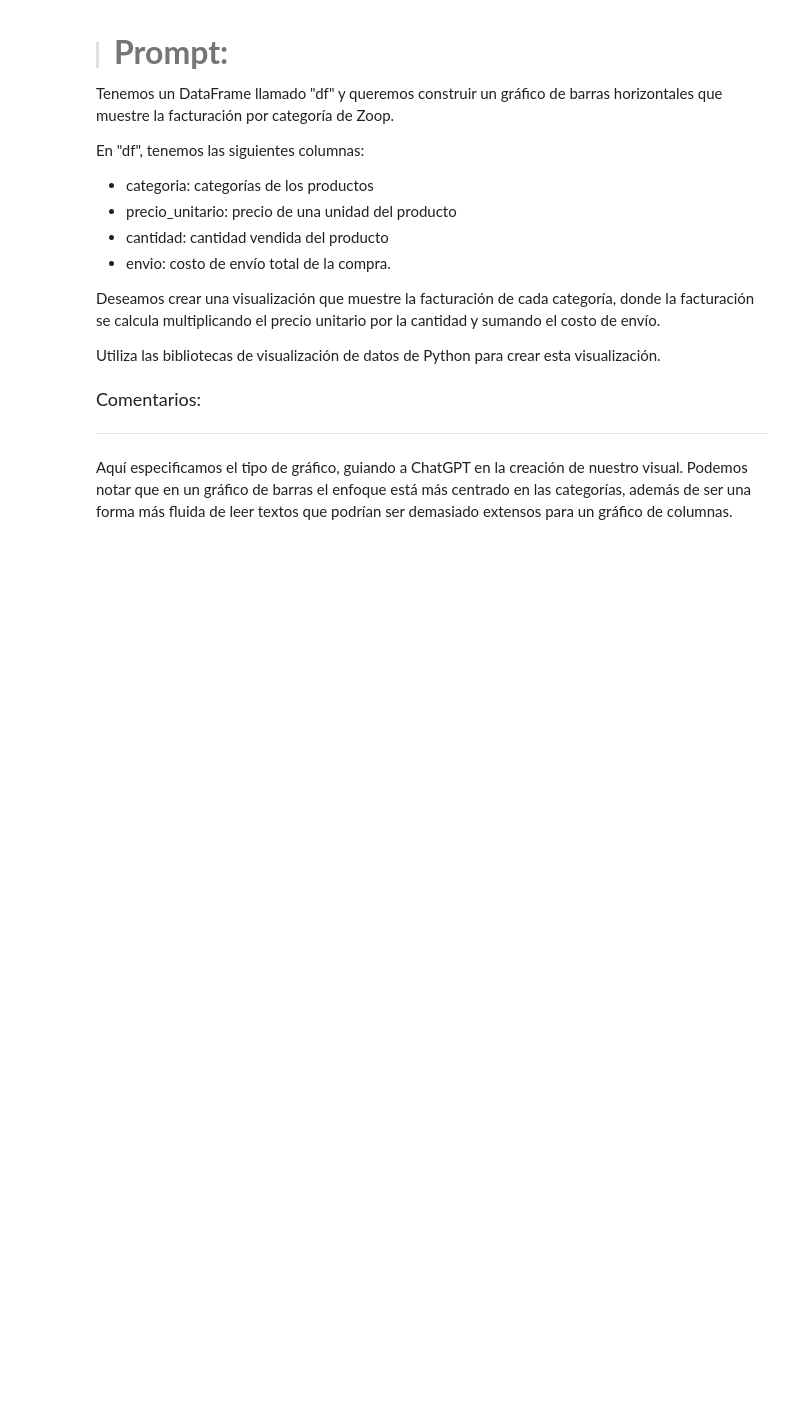
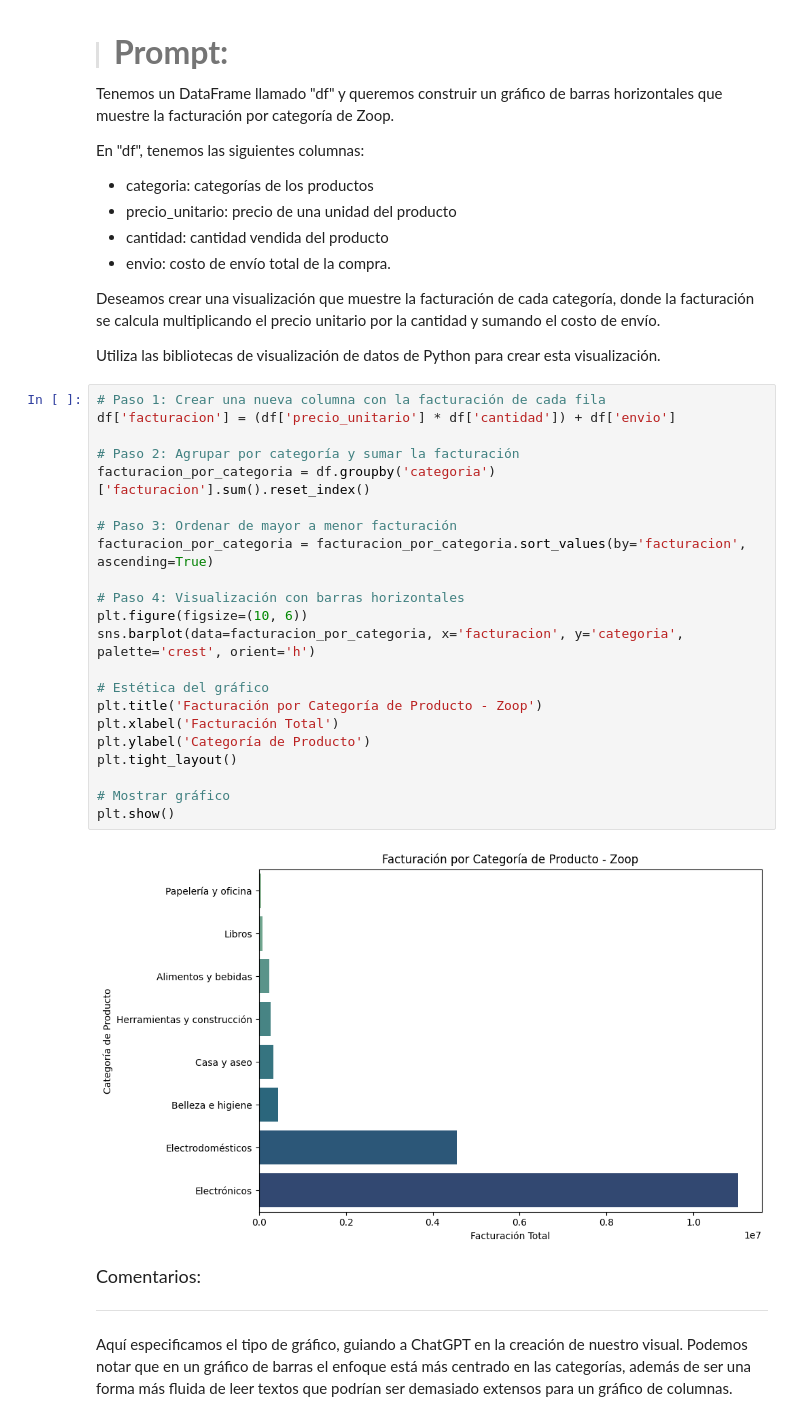
Before and after one commit to JuanDlog/Python_Data_Science, a Jupyter notebook: IA_aplicada_a_ciencia_de_datos.ipynb, the cells around one changed output. Saved outputs shown, nothing was run; the diff lists cells and outputs as text; blank space fills up the shorter version.

```diff
--- a/IA_aplicada_a_ciencia_de_datos.ipynb
+++ b/IA_aplicada_a_ciencia_de_datos.ipynb
@@ -681,6 +712,30 @@ En "df", tenemos las siguientes columnas:
 Deseamos crear una visualización que muestre la facturación de cada categoría, donde la facturación se calcula multiplicando el precio unitario por la cantidad y sumando el costo de envío.
 
 Utiliza las bibliotecas de visualización de datos de Python para crear esta visualización.
+# %%
+# Paso 1: Crear una nueva columna con la facturación de cada fila
+df['facturacion'] = (df['precio_unitario'] * df['cantidad']) + df['envio']
+
+# Paso 2: Agrupar por categoría y sumar la facturación
+facturacion_por_categoria = df.groupby('categoria')['facturacion'].sum().reset_index()
+
+# Paso 3: Ordenar de mayor a menor facturación
+facturacion_por_categoria = facturacion_por_categoria.sort_values(by='facturacion', ascending=True)
+
+# Paso 4: Visualización con barras horizontales
+plt.figure(figsize=(10, 6))
+sns.barplot(data=facturacion_por_categoria, x='facturacion', y='categoria', palette='crest', orient='h')
+
+# Estética del gráfico
+plt.title('Facturación por Categoría de Producto - Zoop')
+plt.xlabel('Facturación Total')
+plt.ylabel('Categoría de Producto')
+plt.tight_layout()
+
+# Mostrar gráfico
+plt.show()
+# %% [output]
+[figure, added]
 # %% [markdown]
 <font color="7b71ff" size=4> Comentarios: </font>
 
```
Also changed, not shown: parts of 4 cells of this notebook.
